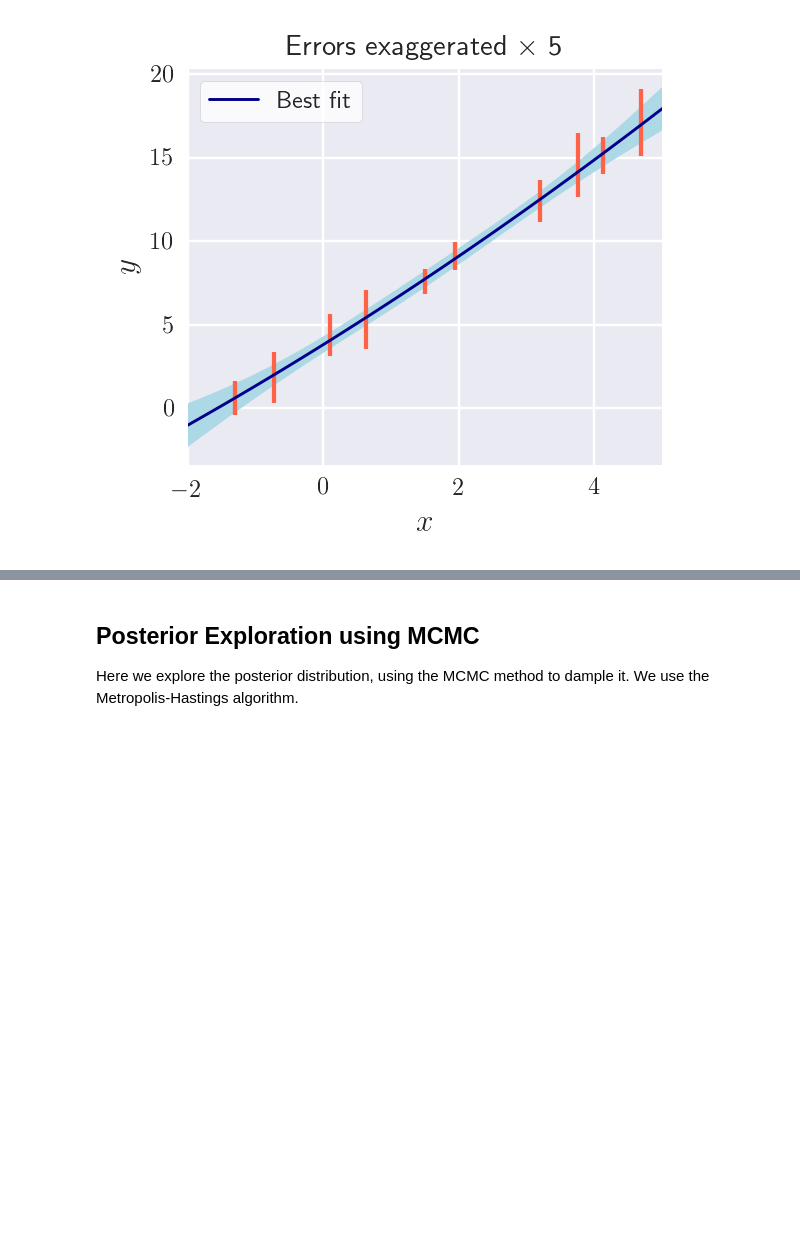
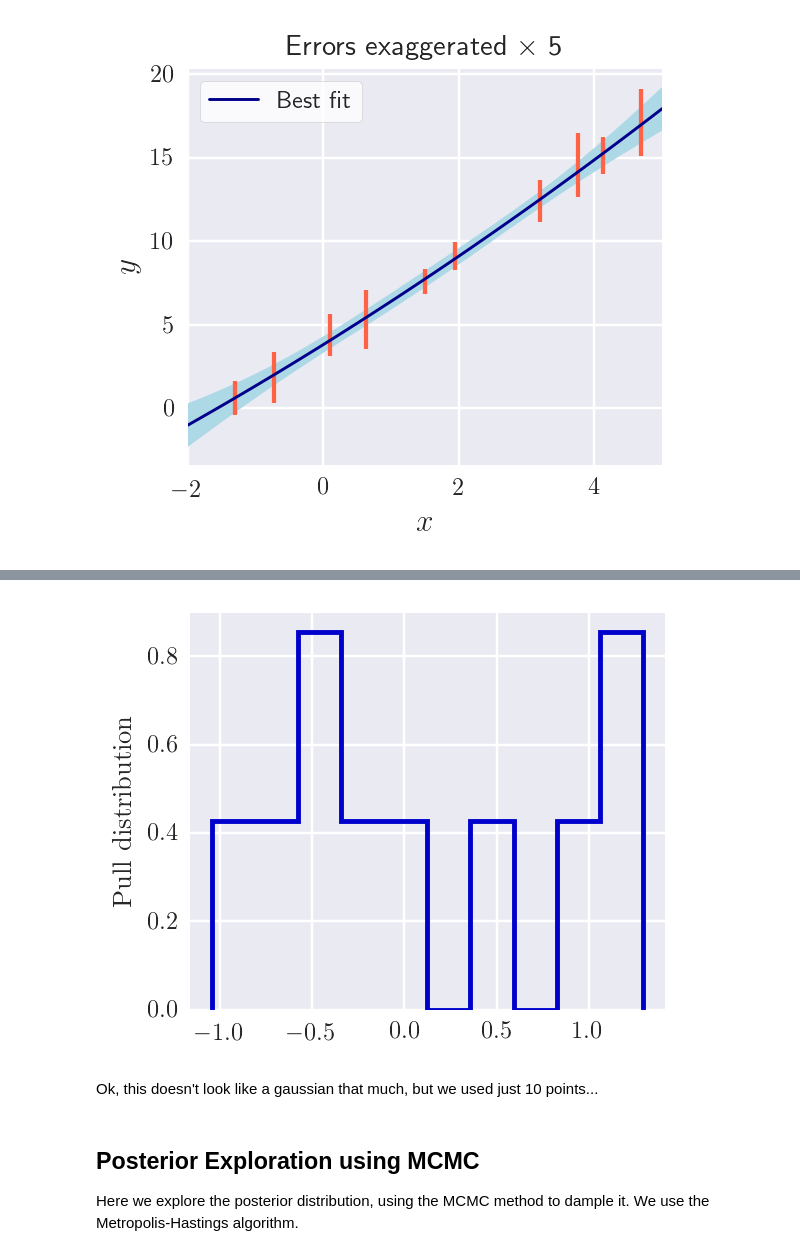
Before and after one commit to dtanoglidis/Astrostatistics, a Jupyter notebook: Assignment 3.ipynb, the cells around one changed output, grey strips where cells are left out. Saved outputs shown, nothing was run; the diff lists cells and outputs as text; code cells hidden in the pictures; blank space fills up the shorter version.

```diff
--- a/Assignment 3.ipynb
+++ b/Assignment 3.ipynb
@@ -431,3 +519,18 @@ plt.show()
+# %%
+y_fit = mean_a + mean_b*x_a + mean_c*(x_a**2.0)
+
+pull = (y_a - y_fit)/sigma_y
+
+fig = plt.figure(figsize = (3.5,3.0))
+
+plt.hist(pull, color='mediumblue', normed=True, histtype='step', linewidth=2.0)
+plt.ylabel('Pull distribution')
+
+plt.show()
+# %% [output]
+[figure, added]
+# %% [markdown]
+Ok, this doesn't look like a gaussian that much, but we used just 10 points...
 # %% [markdown]
 ## Posterior Exploration using MCMC
 
```
Also changed, not shown: parts of 29 cells of this notebook.
